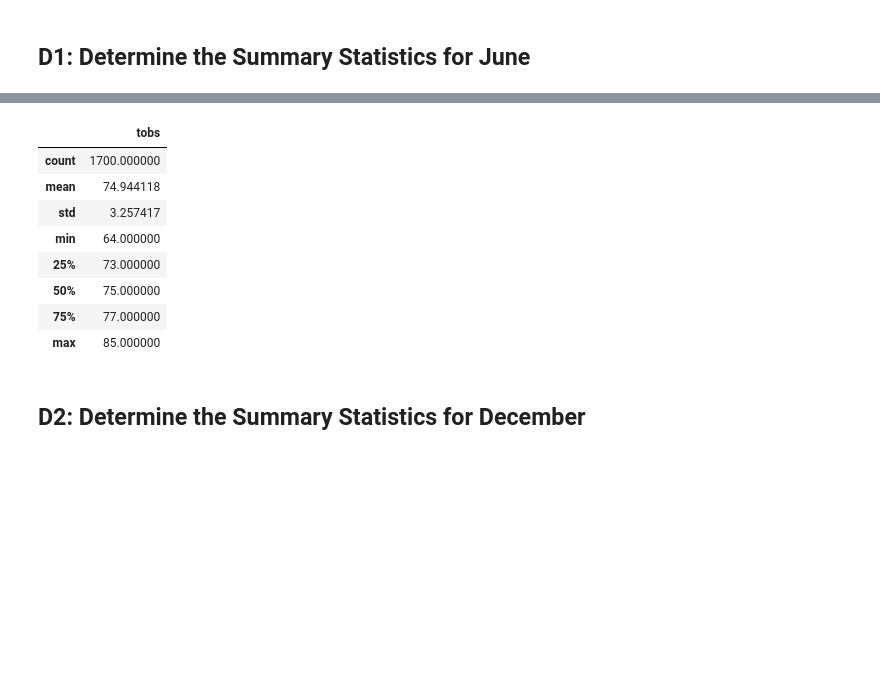
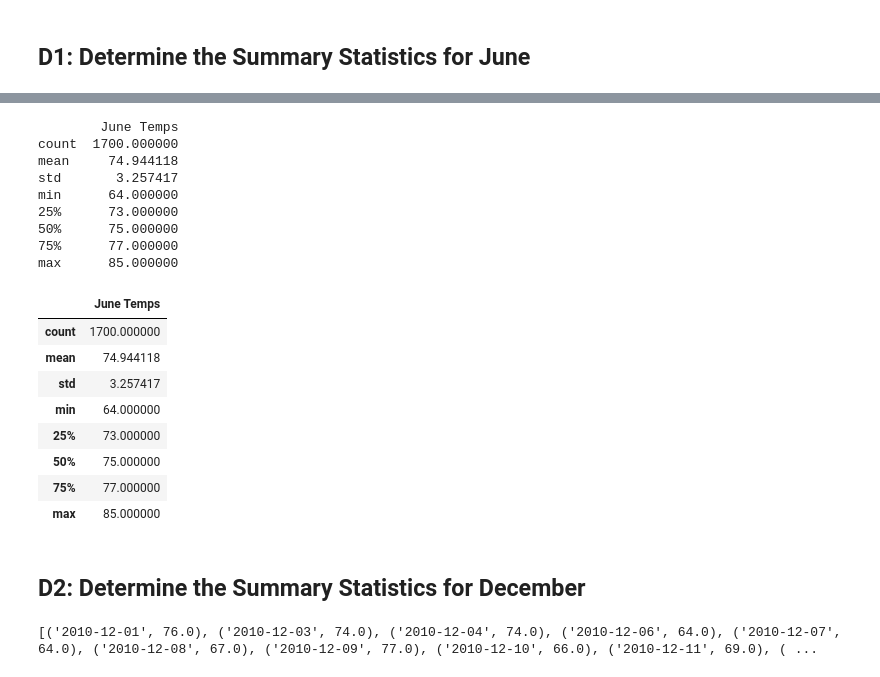
Before and after one commit to Anoobis5/surfs-up, a Jupyter notebook: SurfsUp_Challenge.ipynb, the cells around one changed output, grey strips where cells are left out. Saved outputs shown, nothing was run; the diff lists cells and outputs as text; code cells hidden in the pictures; blank space fills up the shorter version.

```diff
--- a/SurfsUp_Challenge.ipynb
+++ b/SurfsUp_Challenge.ipynb
@@ -38,4 +36,5 @@ results_june = session.query(Measurement.date, Measurement.tobs).filter(extract(
 # %%
 #  3. Convert the June temperatures to a list.
-
-temps_june = list(np.ravel(results_june))
+june_results = session.query(Measurement.date, Measurement.tobs).\
+    filter(extract('month', Measurement.date)==6).all()
+print(june_results)
@@ -42,5 +43,7 @@ temps_june = list(np.ravel(results_june))
 # %%
 # 4. Create a DataFrame from the list of temperatures for the month of June.
 
-df_june = pd.DataFrame(results_june, columns = ['date', 'tobs'])
-df_june.set_index(df_june['date'], inplace=True)
+june_df = pd.DataFrame(june_results, columns=['date', 'June Temps'])
+
+# Set the index to date column and ensure correct data query
+june_df
@@ -47,9 +67,19 @@ df_june.set_index(df_june['date'], inplace=True)
 # %%
 # 5. Calculate and print out the summary statistics for the June temperature DataFrame.
-
-df_june.describe()
+print(june_df.describe().to_string(index=True))
+# DataFrame format
+june_df.describe()
 # %% [output]
+        June Temps
+count  1700.000000
+mean     74.944118
+std       3.257417
+min      64.000000
+25%      73.000000
+50%      75.000000
+75%      77.000000
+max      85.000000
-|  | tobs |
+|  | June Temps |
 | count | 1700.000000 |
 | mean | 74.944118 |
 | std | 3.257417 |
@@ -70,5 +98,9 @@ results_dec = session.query(Measurement.date, Measurement.tobs).filter(extract('
 # %%
 # 7. Convert the December temperatures to a list.
-temps_dec = list(np.ravel(results_dec))
+dec_results = session.query(Measurement.date, Measurement.tobs).\
+    filter(extract('month', Measurement.date)==12).all()
+print(dec_results)
+# %% [output]
+[('2010-12-01', 76.0), ('2010-12-03', 74.0), ('2010-12-04', 74.0), ('2010-12-06', 64.0), ('2010-12-07', 64.0), ('2010-12-08', 67.0), ('2010-12-09', 77.0), ('2010-12-10', 66.0), ('2010-12-11', 69.0), ( ...
 # %%
 # 8. Create a DataFrame from the list of temperatures for the month of December.
```
Also changed, not shown: parts of 21 cells of this notebook, 4 other files.
